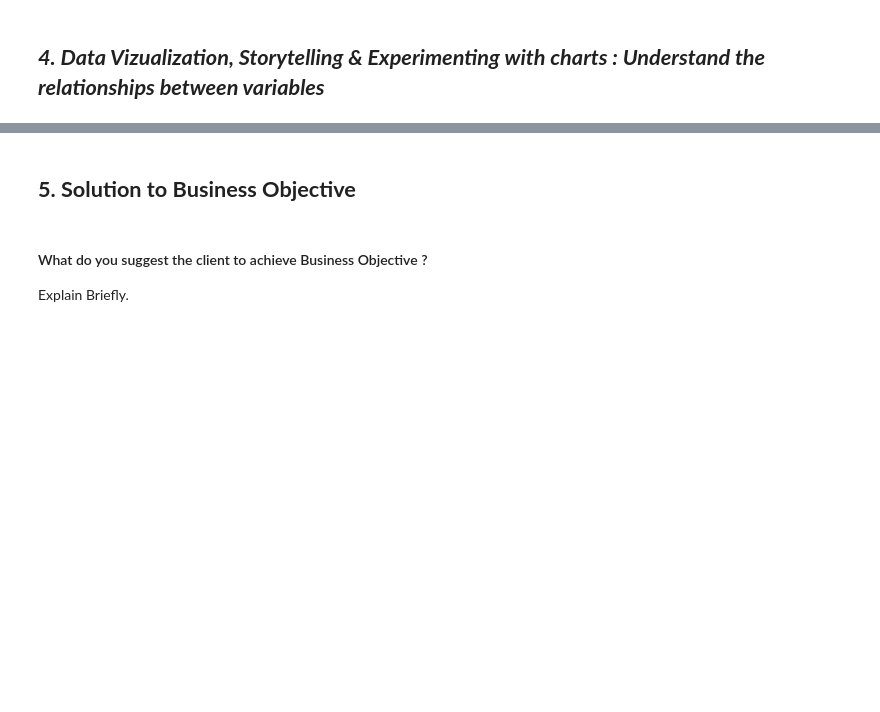
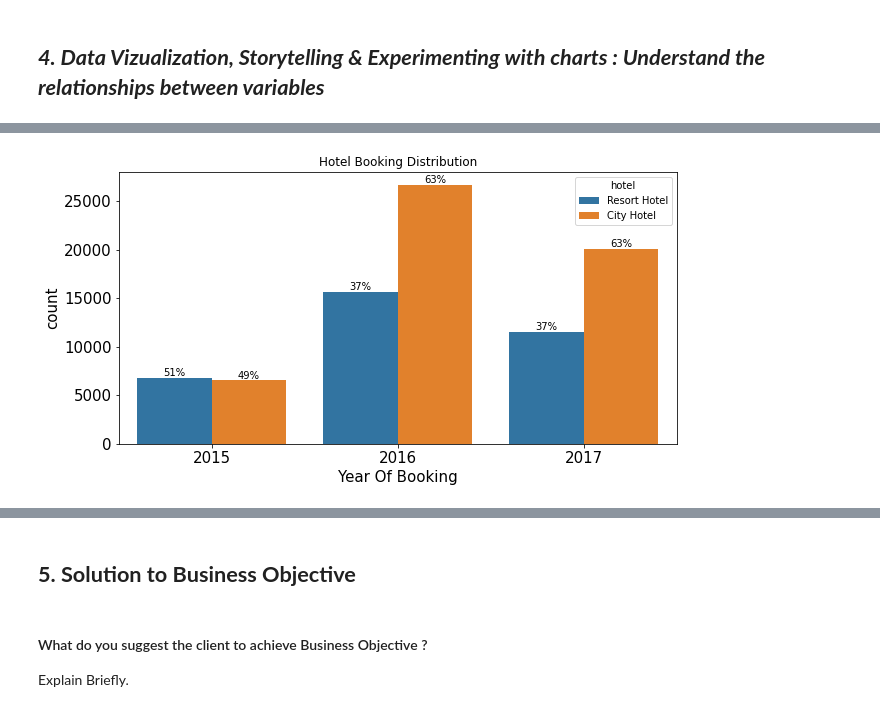
Before and after one commit to saurabhgv/Hotel-Booking-Analysis--EDA, a Jupyter notebook: EDA_Capstone_Project_(Group)_Hotel_Booking_Analysis.ipynb, the cells around one changed output, grey strips where cells are left out. Saved outputs shown, nothing was run; the diff lists cells and outputs as text; code cells hidden in the pictures; blank space fills up the shorter version.

```diff
--- a/EDA_Capstone_Project_(Group)_Hotel_Booking_Analysis.ipynb
+++ b/EDA_Capstone_Project_(Group)_Hotel_Booking_Analysis.ipynb
@@ -771,0 +491,37 @@ Answer Here
+# %%
+# Function to show percentage in countplot
+def barPerc(copy_df,xVar,ax):
+
+    # 1. how many X categories
+    ##   check for NaN and remove
+    numX=len([x for x in df[xVar].unique() if x==x])
+
+    # 2. The bars are created in hue order, organize them
+    bars = ax.patches
+    ## 2a. For each X variable
+    for ind in range(numX):
+        ## 2b. Get every hue bar
+        ##     ex. 8 X categories, 4 hues =>
+        ##    [0, 8, 16, 24] are hue bars for 1st X category
+        hueBars=bars[ind:][::numX]
+        ## 2c. Get the total height (for percentages)
+        total = sum([x.get_height() for x in hueBars])
+
+        # 3. Print the percentage on the bars
+        for bar in hueBars:
+            ax.text(bar.get_x() + bar.get_width()/2.,
+                    bar.get_height(),
+                    f'{bar.get_height()/total:.0%}',
+                    ha="center",va="bottom")
+# %%
+# Plotting count plot to show distribution of booking among Resort Hotels and City Hotels for all three years
+plt.figure(figsize=(10,5))
+ax=sns.countplot (x= 'arrival_date_year', data= copy_df, hue= 'hotel')
+plt.xticks(size=15)
+plt.xlabel('Year Of Booking',size=15)
+plt.yticks(size=15)
+plt.ylabel('count',size=15)
+plt.title("Hotel Booking Distribution")
+barPerc(copy_df,"arrival_date_year",ax)
+# %% [output]
+[figure, added]
```
Also changed, not shown: parts of 259 cells of this notebook.
